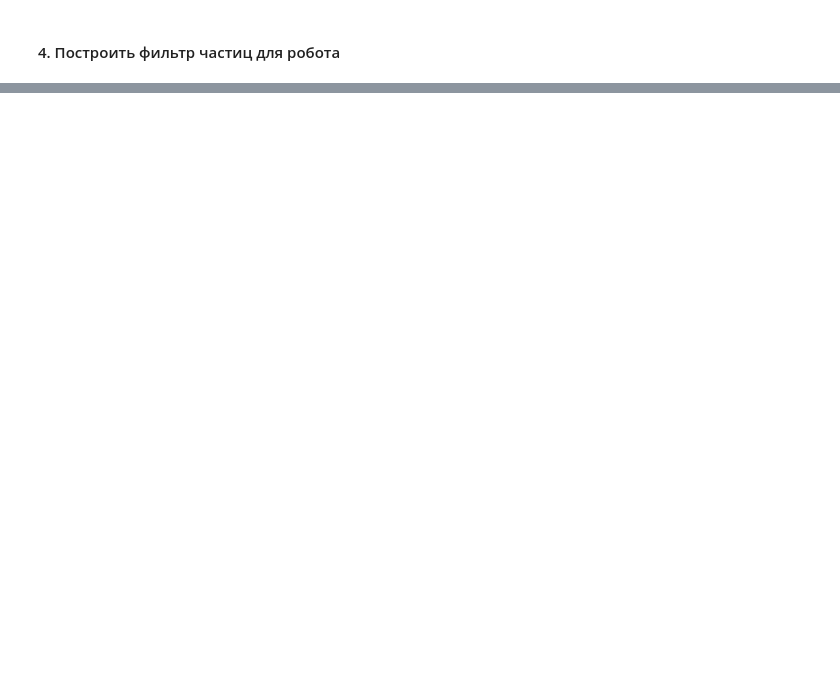
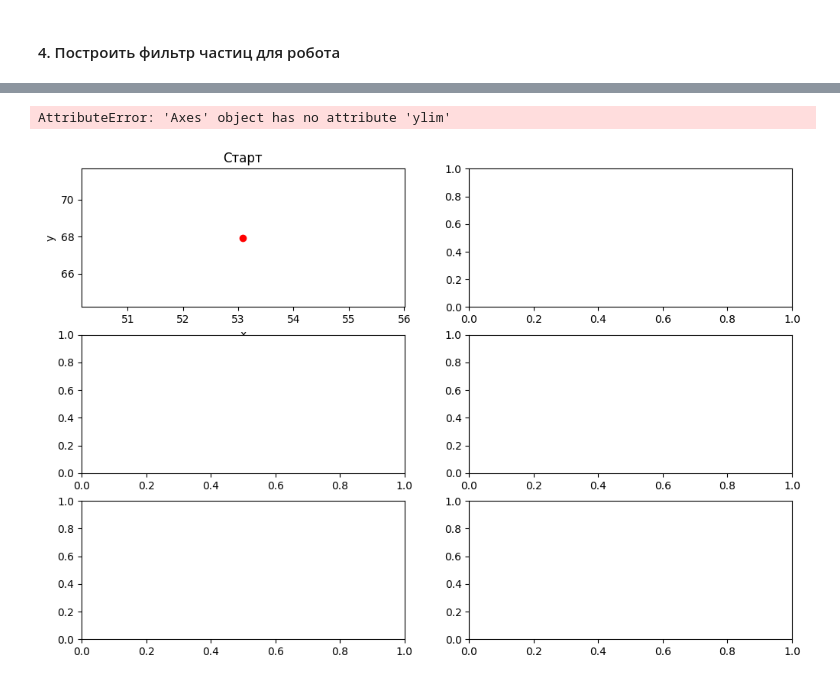
Before and after one commit to DuePonto/MLR, a Jupyter notebook: Lab_2_3/lab_2_3.ipynb, the cells around one changed output, grey strips where cells are left out. Saved outputs shown, nothing was run; the diff lists cells and outputs as text; code cells hidden in the pictures; blank space fills up the shorter version.

```diff
--- a/Lab_2_3/lab_2_3.ipynb
+++ b/Lab_2_3/lab_2_3.ipynb
@@ -359,0 +385,60 @@ plt.legend()
+# %%
+# Создадим фигуру и три оси:
+fig, ((s0, s1), (s2, s3), (s4, s5)) = plt.subplots(nrows=3, ncols=2, figsize=(12,8))
+
+# Старт
+s0.scatter(calc_pos_massive[0,0],calc_pos_massive[0,1], c='r', label='True start')
+s0.set_title('Старт')
+s0.set_xlabel('x')
+s0.set_ylabel('y')
+s0.ylim([0,100])
+s0.xlim([0,100])
+
+# Шаг 1:
+s1.scatter(calc_pos_massive[1,0],calc_pos_massive[1,1], c='r', label='True start')
+s1.set_title('Шаг 1')
+s1.set_xlabel('x')
+s1.set_ylabel('y')
+s1.ylim([0,100])
+s1.xlim([0,100])
+
+# Шаг 2:
+s2.scatter(calc_pos_massive[2,0],calc_pos_massive[2,1], c='r', label='True start')
+s2.set_title('Шаг 2')
+s2.set_xlabel('x')
+s2.set_ylabel('y')
+s2.ylim([0,100])
+s2.xlim([0,100])
+
+# Шаг 3:
+s3.scatter(calc_pos_massive[3,0],calc_pos_massive[3,1], c='r', label='True start')
+s3.set_title('Шаг 3')
+s3.set_xlabel('x')
+s3.set_ylabel('y')
+s3.ylim([0,100])
+s3.xlim([0,100])
+
+# Шаг 4:
+s4.scatter(calc_pos_massive[4,0],calc_pos_massive[4,1], c='r', label='True start')
+s4.set_title('Шаг 4')
+s4.set_xlabel('x')
+s4.set_ylabel('y')
+s4.ylim([0,100])
+s4.xlim([0,100])
+
+# Шаг 5:
+s5.scatter(calc_pos_massive[5,0],calc_pos_massive[5,1], c='r', label='True start')
+s5.set_title('Шаг 5')
+s5.set_xlabel('x')
+s5.set_ylabel('y')
+s5.ylim([0,100])
+s5.xlim([0,100])
+
+
+# Увеличим расстояние между графиками с помощью subplots_adjust:
+fig.subplots_adjust(wspace=0.4)
+
+plt.show()
+# %% [output]
+AttributeError: 'Axes' object has no attribute 'ylim'
+[figure, added]
```
Also changed, not shown: parts of 12 cells of this notebook, 1 other file.
